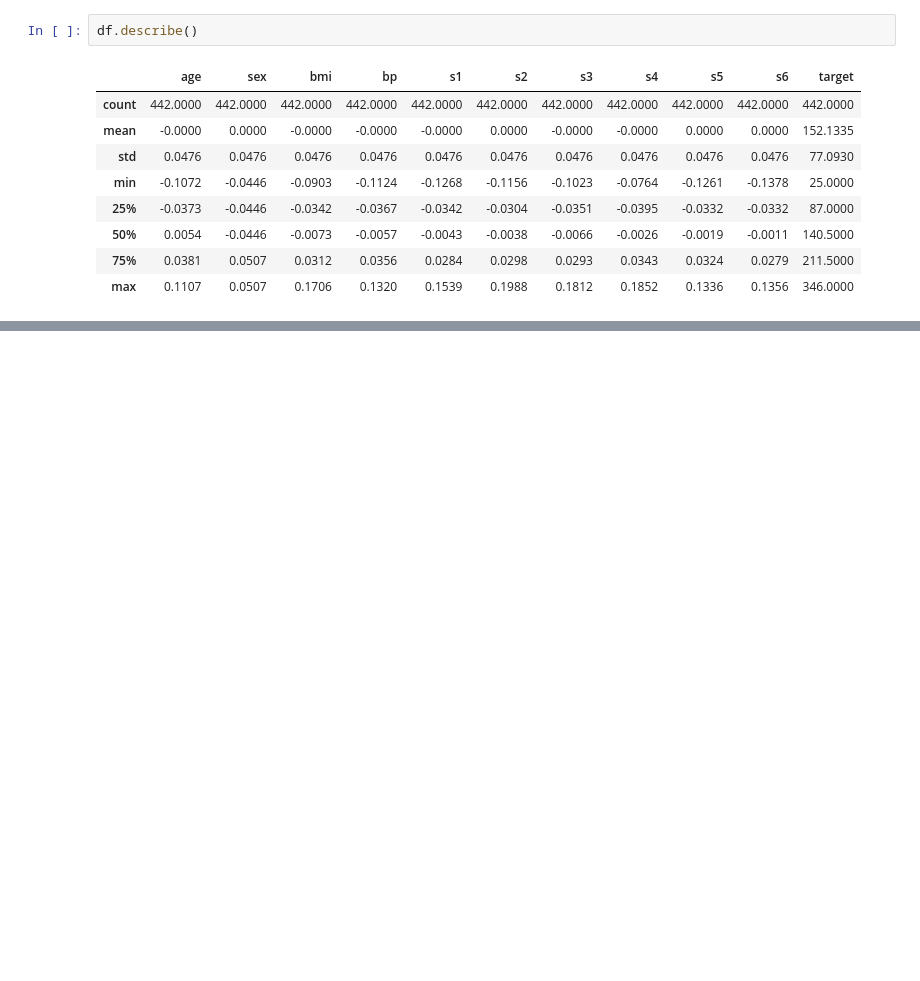
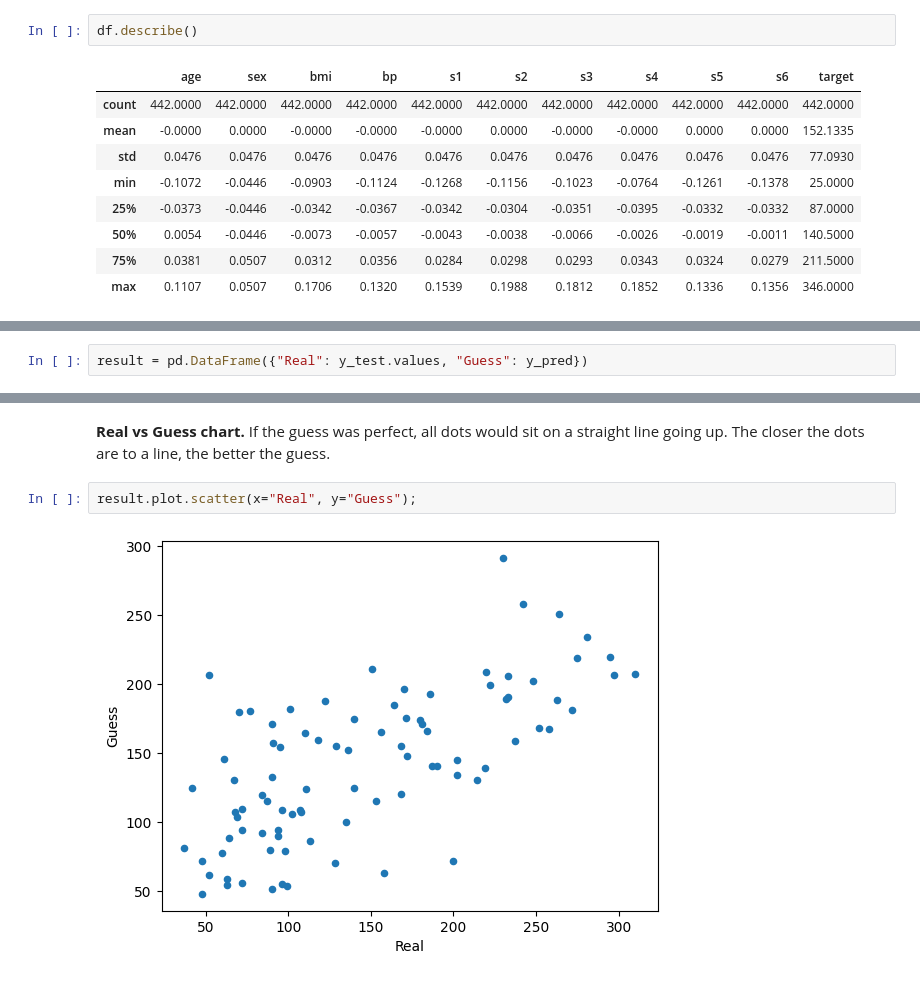
Before and after one commit to ammarcs23/Ml-Beginner-Regression-Classification, a Jupyter notebook: Diabetes_Regression_Beginner.ipynb, the cells around one changed output, grey strips where cells are left out. Drawn from its saved outputs; the diff is of its cells as text; blank space fills up the shorter version.

```diff
--- a/Diabetes_Regression_Beginner.ipynb
+++ b/Diabetes_Regression_Beginner.ipynb
@@ -334,0 +205,2 @@ Try other algorithms, scale the data, or use cross-validation. These are next-le
+# %%
+result = pd.DataFrame({"Real": y_test.values, "Guess": y_pred})
@@ -334,0 +223,6 @@ Try other algorithms, scale the data, or use cross-validation. These are next-le
+# %% [markdown]
+**Real vs Guess chart.** If the guess was perfect, all dots would sit on a straight line going up. The closer the dots are to a line, the better the guess.
+# %%
+result.plot.scatter(x="Real", y="Guess");
+# %% [output]
+[figure, added]
```
Also changed, not shown: parts of 94 cells of this notebook, 1 other file.
